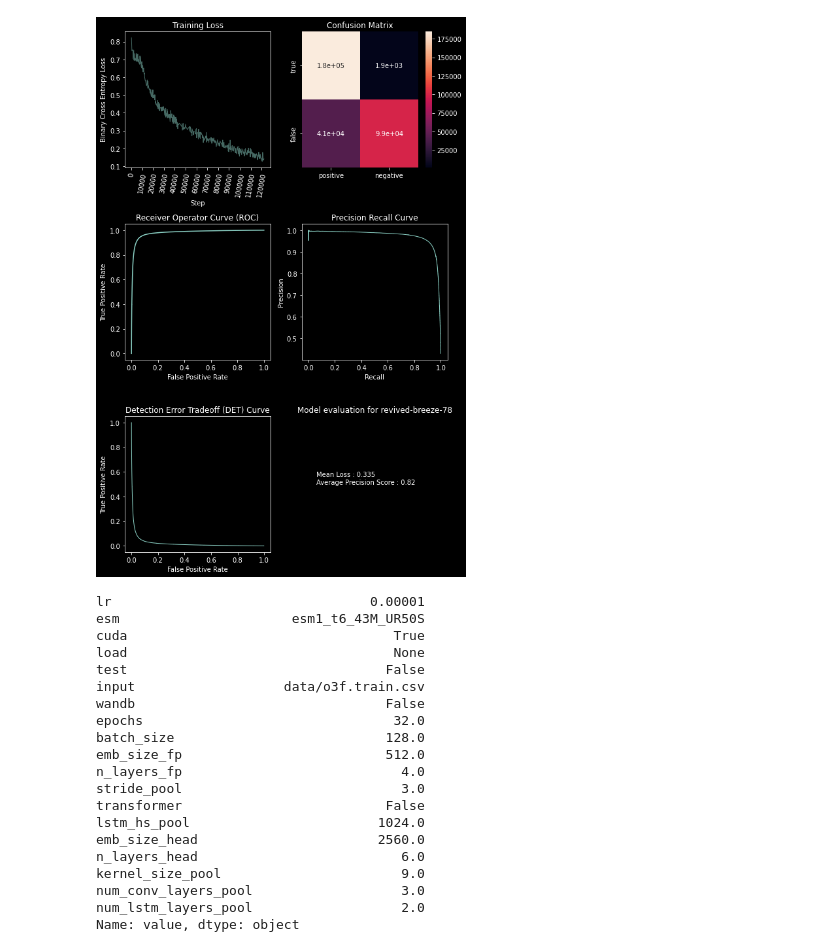
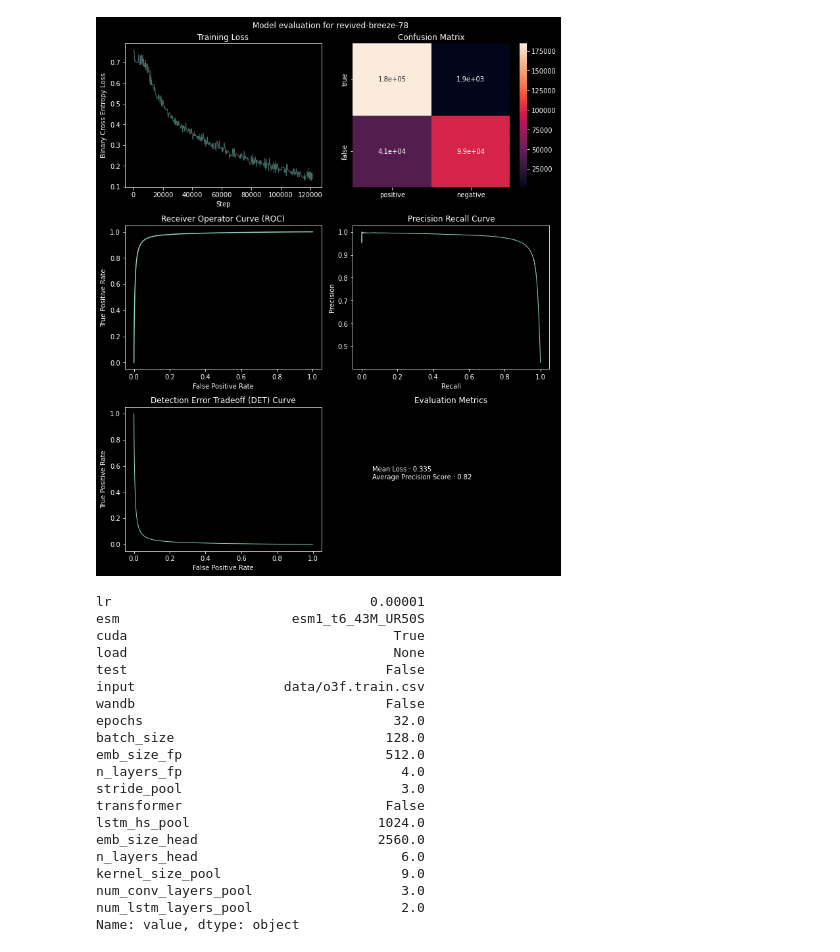
Before and after one commit to TrellixVulnTeam/screening-fist_OO2T, a Jupyter notebook: nb/model-eval.ipynb, the cells around one changed output. Saved outputs shown, nothing was run; the diff lists cells and outputs as text; code cells hidden in the pictures.

Commit message:
from [analysis] used nb/model-eval.ipynb to get evaluation reports for best models, figs in docs/docs/img

```diff
--- a/nb/model-eval.ipynb
+++ b/nb/model-eval.ipynb
@@ -8,7 +8,7 @@ import seaborn as sns
 import wandb
 plt.style.use('dark_background')
 
-def evaluate(path, wandb_name):
+def evaluate(path, wandb_name, title=None, save_path=None):
     api = wandb.Api()
     run = api.run(wandb_name)
     run_history=run.history()
@@ -34,9 +34,9 @@ def evaluate(path, wandb_name):
                 lw=1,
                 alpha=0.5,
                )
-        ax.set_xticks(list(range(max(run_history['_step'])))[::10000],
-                      list(range(max(run_history['_step'])))[::10000],
-                     rotation=80)
+        #ax.set_xticks(list(range(max(run_history['_step'])))[::10000],
+        #              list(range(max(run_history['_step'])))[::10000],
+        #             rotation=80)
 
         ax.set_xlabel('Step')
         ax.set_ylabel('Binary Cross Entropy Loss')
@@ -74,7 +74,7 @@ def evaluate(path, wandb_name):
     cm = get_confusion_matrix(data)
     roc = get_roc(data)
 
-    fig, ax = plt.subplots(3,2, figsize=(8,12))
+    fig, ax = plt.subplots(3,2, figsize=(10,12))
     plot_loss(run_history, ax[0,0])
     plot_confusion_matrix(cm, ax[0,1])
     plot_roc(roc, ax[1,0])
@@ -82,15 +82,23 @@ def evaluate(path, wandb_name):
     plot_det(data['det'], ax[2,0])
     ax[2,1].text( 0.1,0.5, f"Mean Loss : {round(data['mean_loss'],3)}\nAverage Precision Score : {round(data['average_precision_score'],3)}")
     ax[2,1].axis('off')
+    ax[2,1].set_title('Evaluation Metrics')
+    if title is None:
+        fig.suptitle(f"Model evaluation for {run.name}")
+    else:
+        fig.suptitle(title)
     plt.tight_layout()
-    plt.title(f"Model evaluation for {run.name}")
+    if save_path is not None:
+        plt.savefig(save_path)
     plt.show()
     return config
 # %%
 evaluate(path='../model/weights/revived-breeze-78/test.json',
-         wandb_name='jamesengleback/sxfst/runs/2hc5t41i')
+         wandb_name='jamesengleback/sxfst/runs/2hc5t41i',
+         save_path='../docs/docs/img/revived-breeze-78-eval.png',
+        )
 # %% [output]
-[figure, old version]
+[figure, new version]
 lr                                 0.00001
 esm                      esm1_t6_43M_UR50S
 cuda                                  True
```
Also changed, not shown: parts of 8 cells of this notebook, 5 other files.
